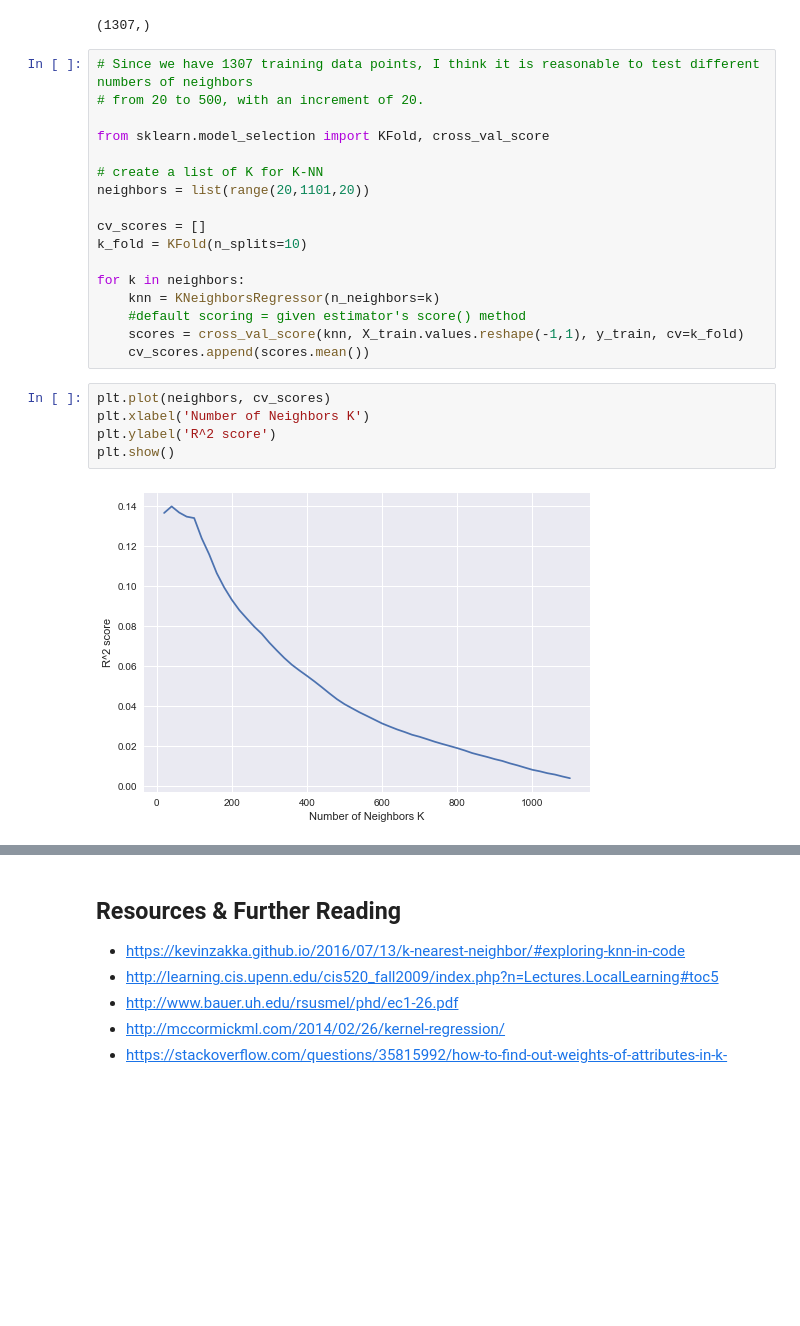
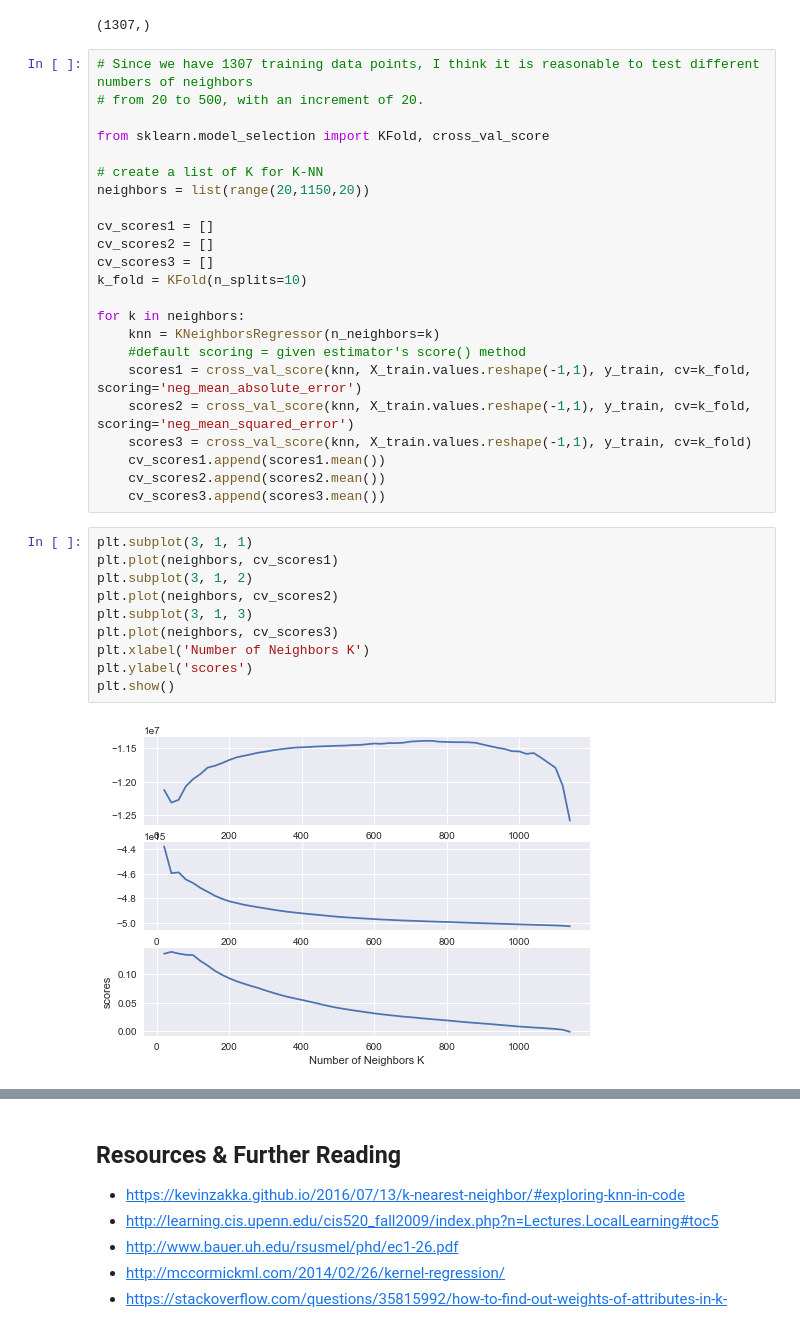
Before and after one commit to unchitta/f17-machine-learning-project, a Jupyter notebook: notebooks/06-kernel-regression.ipynb, the cells around one changed output, grey strips where cells are left out. Saved outputs shown, nothing was run; the diff lists cells and outputs as text; blank space fills up the shorter version.

Commit message:
modified notebook 06 to include plots for cross val scores

```diff
--- a/notebooks/06-kernel-regression.ipynb
+++ b/notebooks/06-kernel-regression.ipynb
@@ -185,20 +185,31 @@ X_train.shape
 from sklearn.model_selection import KFold, cross_val_score
 
 # create a list of K for K-NN
-neighbors = list(range(20,1101,20))
+neighbors = list(range(20,1150,20))
 
-cv_scores = []
+cv_scores1 = []
+cv_scores2 = []
+cv_scores3 = []
 k_fold = KFold(n_splits=10)
 
 for k in neighbors:
     knn = KNeighborsRegressor(n_neighbors=k)
     #default scoring = given estimator's score() method
-    scores = cross_val_score(knn, X_train.values.reshape(-1,1), y_train, cv=k_fold)
-    cv_scores.append(scores.mean())
+    scores1 = cross_val_score(knn, X_train.values.reshape(-1,1), y_train, cv=k_fold, scoring='neg_mean_absolute_error')
+    scores2 = cross_val_score(knn, X_train.values.reshape(-1,1), y_train, cv=k_fold, scoring='neg_mean_squared_error')
+    scores3 = cross_val_score(knn, X_train.values.reshape(-1,1), y_train, cv=k_fold)
+    cv_scores1.append(scores1.mean())
+    cv_scores2.append(scores2.mean())
+    cv_scores3.append(scores3.mean())
 # %%
-plt.plot(neighbors, cv_scores)
+plt.subplot(3, 1, 1)
+plt.plot(neighbors, cv_scores1)
+plt.subplot(3, 1, 2)
+plt.plot(neighbors, cv_scores2)
+plt.subplot(3, 1, 3)
+plt.plot(neighbors, cv_scores3)
 plt.xlabel('Number of Neighbors K')
-plt.ylabel('R^2 score')
+plt.ylabel('scores')
 plt.show()
 # %% [output]
-[figure, old version]
+[figure, new version]
```
Also changed, not shown: parts of 1 cell of this notebook.
